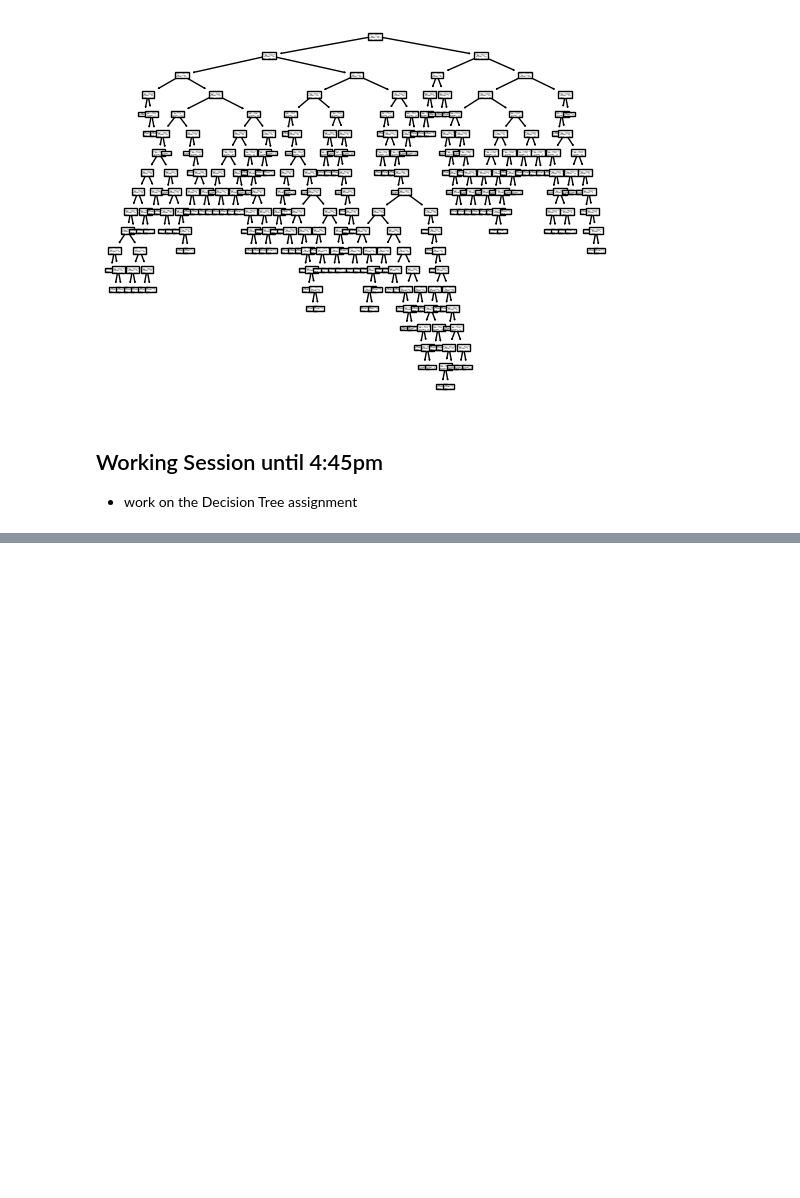
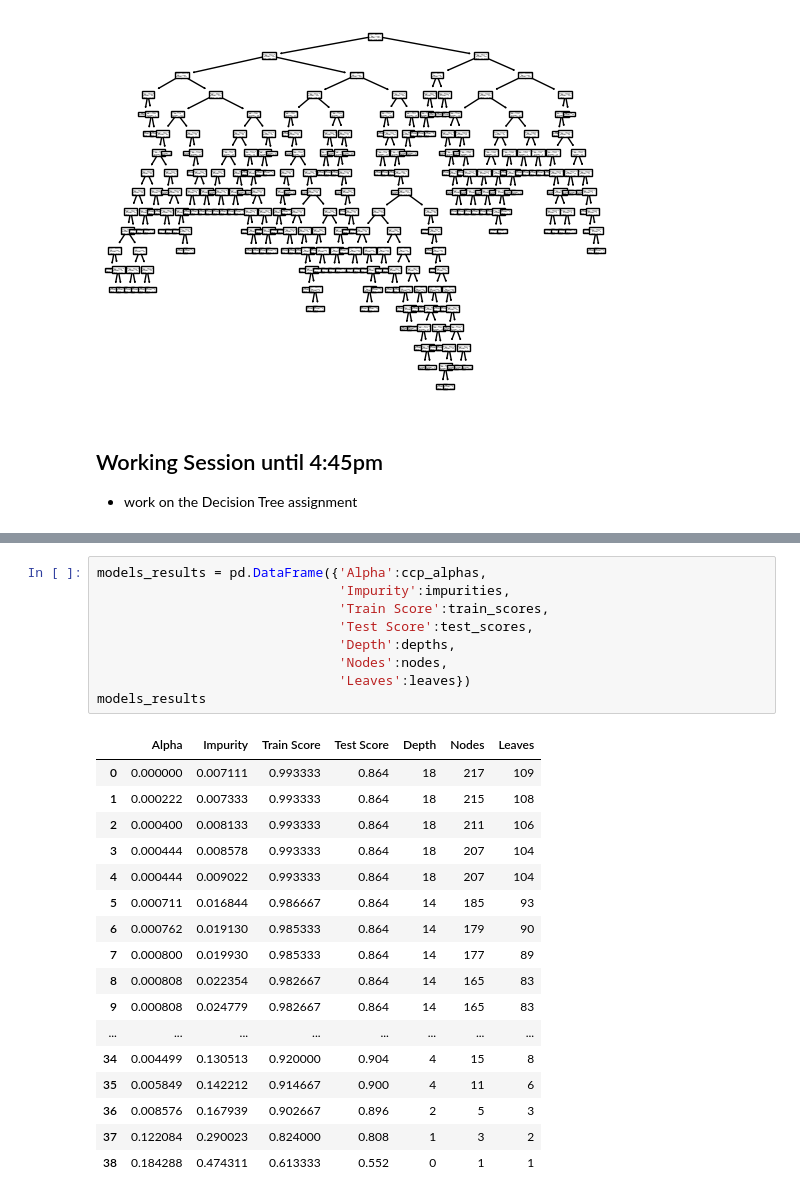
Before and after one commit to TheMarqueeGroup/JPM_DS_Oct2023, a Jupyter notebook: NotesDay3_NAMR.ipynb, the cells around one changed output, grey strips where cells are left out. Cells and saved outputs as stored; diff of their text form; blank space fills up the shorter version.

```diff
--- a/NotesDay3_NAMR.ipynb
+++ b/NotesDay3_NAMR.ipynb
@@ -642,0 +697,27 @@ plt.show()
+# %%
+models_results = pd.DataFrame({'Alpha':ccp_alphas,
+                               'Impurity':impurities,
+                               'Train Score':train_scores,
+                               'Test Score':test_scores,
+                               'Depth':depths,
+                               'Nodes':nodes,
+                               'Leaves':leaves})
+models_results
+# %% [output]
+|  | Alpha | Impurity | Train Score | Test Score | Depth | Nodes | Leaves |
+| 0 | 0.000000 | 0.007111 | 0.993333 | 0.864 | 18 | 217 | 109 |
+| 1 | 0.000222 | 0.007333 | 0.993333 | 0.864 | 18 | 215 | 108 |
+| 2 | 0.000400 | 0.008133 | 0.993333 | 0.864 | 18 | 211 | 106 |
+| 3 | 0.000444 | 0.008578 | 0.993333 | 0.864 | 18 | 207 | 104 |
+| 4 | 0.000444 | 0.009022 | 0.993333 | 0.864 | 18 | 207 | 104 |
+| 5 | 0.000711 | 0.016844 | 0.986667 | 0.864 | 14 | 185 | 93 |
+| 6 | 0.000762 | 0.019130 | 0.985333 | 0.864 | 14 | 179 | 90 |
+| 7 | 0.000800 | 0.019930 | 0.985333 | 0.864 | 14 | 177 | 89 |
+| 8 | 0.000808 | 0.022354 | 0.982667 | 0.864 | 14 | 165 | 83 |
+| 9 | 0.000808 | 0.024779 | 0.982667 | 0.864 | 14 | 165 | 83 |
+| ... | ... | ... | ... | ... | ... | ... | ... |
+| 34 | 0.004499 | 0.130513 | 0.920000 | 0.904 | 4 | 15 | 8 |
+| 35 | 0.005849 | 0.142212 | 0.914667 | 0.900 | 4 | 11 | 6 |
+| 36 | 0.008576 | 0.167939 | 0.902667 | 0.896 | 2 | 5 | 3 |
+| 37 | 0.122084 | 0.290023 | 0.824000 | 0.808 | 1 | 3 | 2 |
+| 38 | 0.184288 | 0.474311 | 0.613333 | 0.552 | 0 | 1 | 1 |
```
Also changed, not shown: parts of 8 cells of this notebook.
